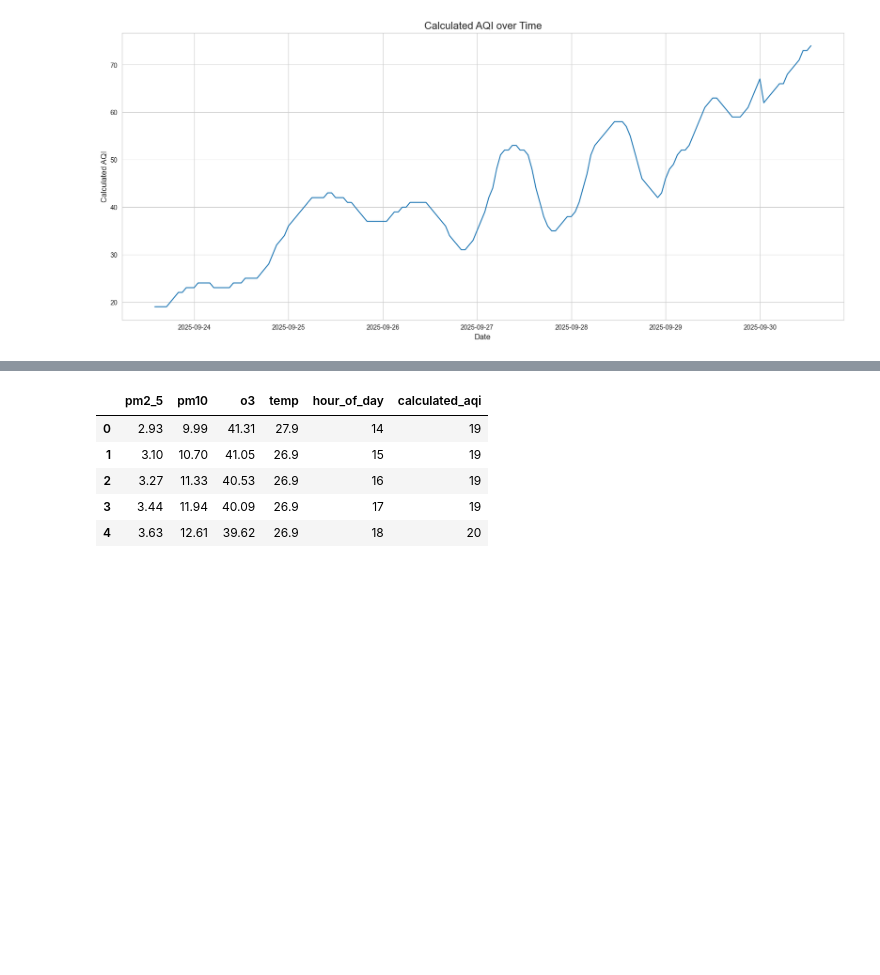
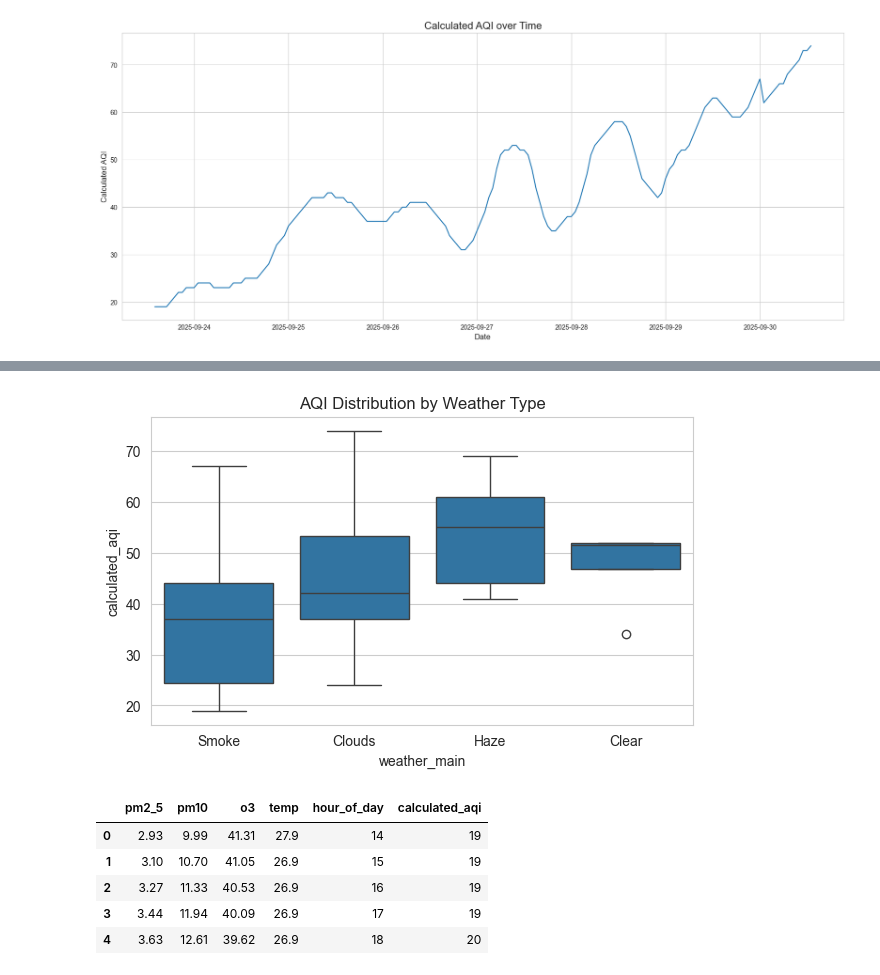
Before and after one commit to hasratnazar/Aqi-predictor, a Jupyter notebook: EDA/EDA.ipynb, the cells around one changed output, grey strips where cells are left out. Saved outputs shown, nothing was run; the diff lists cells and outputs as text; code cells hidden in the pictures; blank space fills up the shorter version.

```diff
--- a/EDA/EDA.ipynb
+++ b/EDA/EDA.ipynb
@@ -290,3 +318,10 @@ plt.show()
+# %%
+plt.figure(figsize=(7, 4))
+sns.boxplot(x='weather_main', y='calculated_aqi', data=df)
+plt.title("AQI Distribution by Weather Type")
+plt.show()
+# %% [output]
+[figure, added]
 # %%
 features = ['pm2_5',
     'pm10',
```
Also changed, not shown: parts of 4 cells of this notebook.
